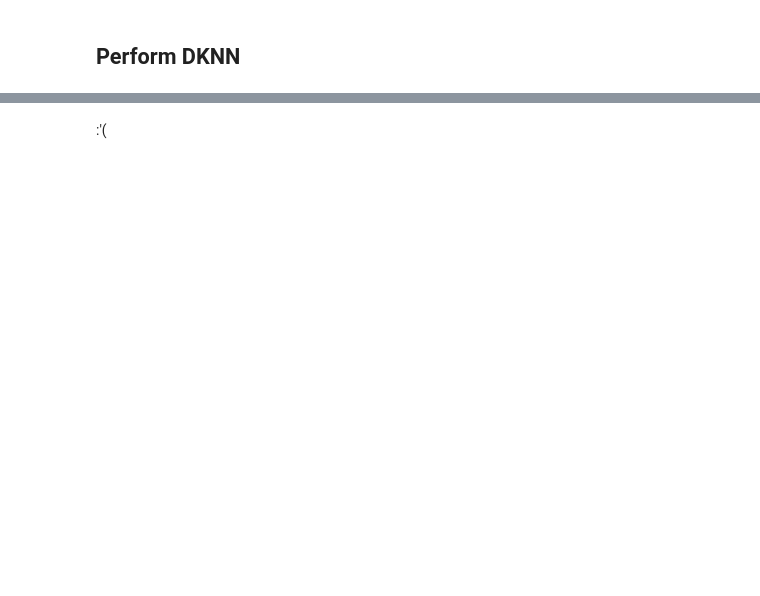
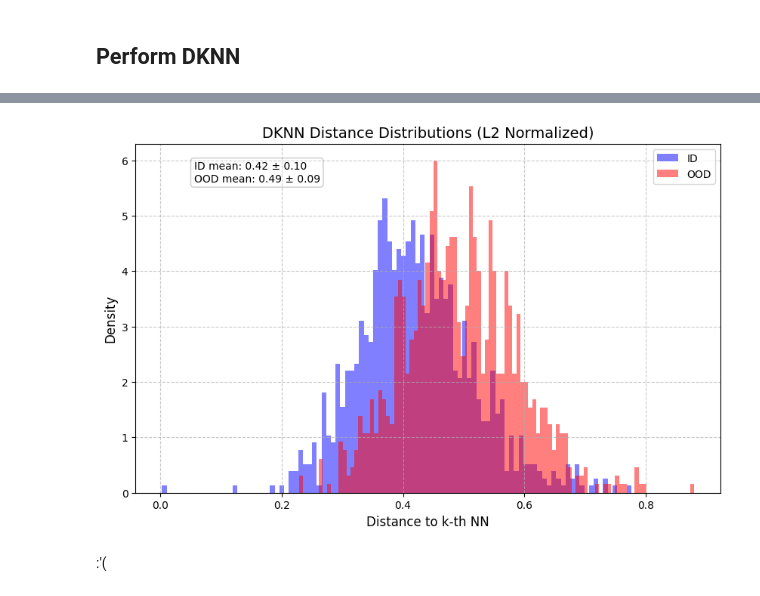
Before and after one commit to LilaR66/ood_for_hallucination_detection, a Jupyter notebook: notebooks/ood_main_notebook.ipynb, the cells around one changed output, grey strips where cells are left out. Drawn from its saved outputs; the diff is of its cells as text; code cells hidden in the pictures; blank space fills up the shorter version.

```diff
--- a/notebooks/ood_main_notebook.ipynb
+++ b/notebooks/ood_main_notebook.ipynb
@@ -349,2 +413,14 @@ AUROC: 0.5229
+# %%
+# Plot ID and OOD distributions
+# -----------------------------------
+from src.analysis.dknn import plot_score_distributions
+plot_score_distributions(
+    dknn_scores_id=dknn_scores_id,
+    dknn_scores_ood=dknn_scores_ood,
+    bins=100,
+    title="DKNN Distance Distributions (L2 Normalized)"
+)
+# %% [output]
+[figure, added]
 # %% [markdown]
 :'(
```
Also changed, not shown: parts of 10 cells of this notebook, 2 other files.
